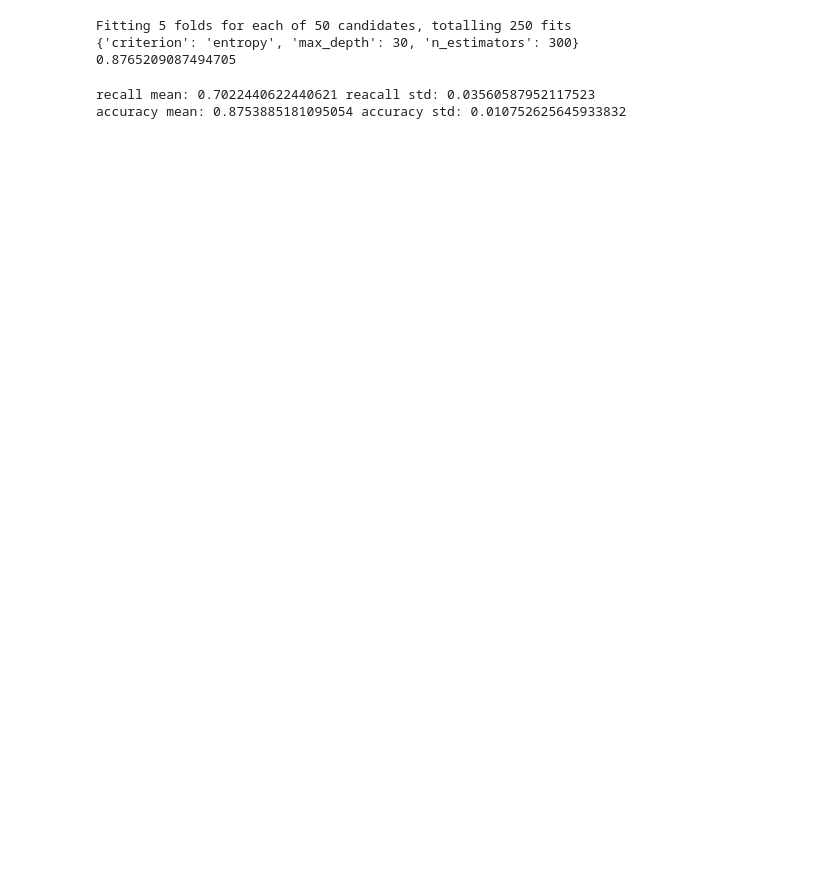
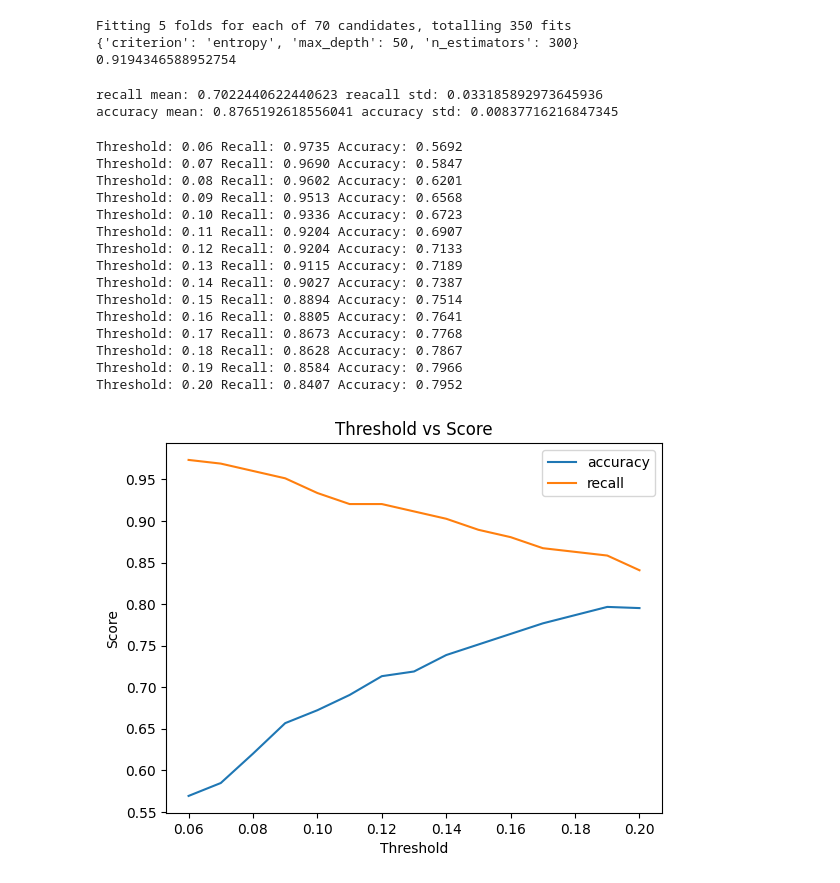
Before and after one commit to jnqian99/academic-performance, a Jupyter notebook: notebooks/6_classification/rf_classify.ipynb, the cells around one changed output. Drawn from its saved outputs; the diff is of its cells as text; code cells hidden in the pictures; blank space fills up the shorter version.

```diff
--- a/notebooks/6_classification/rf_classify.ipynb
+++ b/notebooks/6_classification/rf_classify.ipynb
@@ -33,32 +33,74 @@ X_train, X_test, y_train, y_test = train_test_split(X, y, test_size=0.2, random_
 
 param_grid = {
     'n_estimators': [100, 200, 300, 400, 500],
-    'max_depth': [10, 20, 30, 40, 50],
+    'max_depth': [20, 30, 40, 50, 60, 70, 80],
     'criterion': ['gini', 'entropy']
 }
 
 rf = RandomForestClassifier(class_weight="balanced", random_state=42)
 
-grid_search = GridSearchCV(estimator=rf, param_grid=param_grid, n_jobs=-1, verbose=2)
+grid_search = GridSearchCV(estimator=rf, param_grid=param_grid, scoring='roc_auc', n_jobs=-1, verbose=2)
 grid_search.fit(X_train, y_train)
 
 print(grid_search.best_params_)
 print(grid_search.best_score_)
 # %% [output]
-Fitting 5 folds for each of 50 candidates, totalling 250 fits
-{'criterion': 'entropy', 'max_depth': 30, 'n_estimators': 300}
-0.8765209087494705
+Fitting 5 folds for each of 70 candidates, totalling 350 fits
+{'criterion': 'entropy', 'max_depth': 50, 'n_estimators': 300}
+0.9194346588952754
 # %%
 # use cross validation to evaluate random forest model consistency on X_train data
-rf = RandomForestClassifier(n_estimators=300, max_depth=30, criterion='entropy', class_weight="balanced", random_state=42)
+rf = RandomForestClassifier(n_estimators=300, max_depth=50, criterion='entropy', class_weight="balanced", random_state=42)
 scores = cross_val_score(rf, X_train, y_train, cv=10, scoring='recall')
 print("recall mean:", scores.mean(), "reacall std:", scores.std())
 
-rf = RandomForestClassifier(n_estimators=300, max_depth=30, criterion='entropy', random_state=42)
 scores = cross_val_score(rf, X_train, y_train, cv=10, scoring='accuracy')
 print("accuracy mean:", scores.mean(), "accuracy std:", scores.std())
 # %% [output]
-recall mean: 0.7022440622440621 reacall std: 0.03560587952117523
-accuracy mean: 0.8753885181095054 accuracy std: 0.010752625645933832
+recall mean: 0.7022440622440623 reacall std: 0.033185892973645936
+accuracy mean: 0.8765192618556041 accuracy std: 0.00837716216847345
+# %%
+# hyper-parameter search for threshold
+
+rf = RandomForestClassifier(n_estimators=300, max_depth=50, criterion='entropy', class_weight="balanced", random_state=42)
+
+# split the training data into training and validation set
+X_train_sub, X_val, y_train_sub, y_val = train_test_split(X_train, y_train, test_size=0.2, random_state=42)
+
+rf.fit(X_train_sub, y_train_sub)
+y_pred_prob = rf.predict_proba(X_val)[:,1]
+
+accuracies = []
+recalls = []
+for threshold in np.arange(0.06, 0.2, 0.01):
+    y_pred = (y_pred_prob > threshold).astype(int)
+    print('Threshold: {:.2f} Recall: {:.4f} Accuracy: {:.4f}'.format(threshold, recall_score(y_val, y_pred), accuracy_score(y_val, y_pred)))
+    accuracies.append(accuracy_score(y_val, y_pred))
+    recalls.append(recall_score(y_val, y_pred))
+
+plt.plot(np.arange(0.06, 0.2, 0.01), accuracies, label='accuracy')
+plt.plot(np.arange(0.06, 0.2, 0.01), recalls, label='recall')
+plt.legend()
+plt.xlabel('Threshold')
+plt.ylabel('Score')
+plt.title('Threshold vs Score')
+plt.show()
+# %% [output]
+Threshold: 0.06 Recall: 0.9735 Accuracy: 0.5692
+Threshold: 0.07 Recall: 0.9690 Accuracy: 0.5847
+Threshold: 0.08 Recall: 0.9602 Accuracy: 0.6201
+Threshold: 0.09 Recall: 0.9513 Accuracy: 0.6568
+Threshold: 0.10 Recall: 0.9336 Accuracy: 0.6723
+Threshold: 0.11 Recall: 0.9204 Accuracy: 0.6907
+Threshold: 0.12 Recall: 0.9204 Accuracy: 0.7133
+Threshold: 0.13 Recall: 0.9115 Accuracy: 0.7189
+Threshold: 0.14 Recall: 0.9027 Accuracy: 0.7387
+Threshold: 0.15 Recall: 0.8894 Accuracy: 0.7514
+Threshold: 0.16 Recall: 0.8805 Accuracy: 0.7641
+Threshold: 0.17 Recall: 0.8673 Accuracy: 0.7768
+Threshold: 0.18 Recall: 0.8628 Accuracy: 0.7867
+Threshold: 0.19 Recall: 0.8584 Accuracy: 0.7966
+Threshold: 0.20 Recall: 0.8407 Accuracy: 0.7952
+[figure, added]
 # %%
 # classfication with random forest
```
Also changed, not shown: parts of 2 cells of this notebook, 1 other file.
